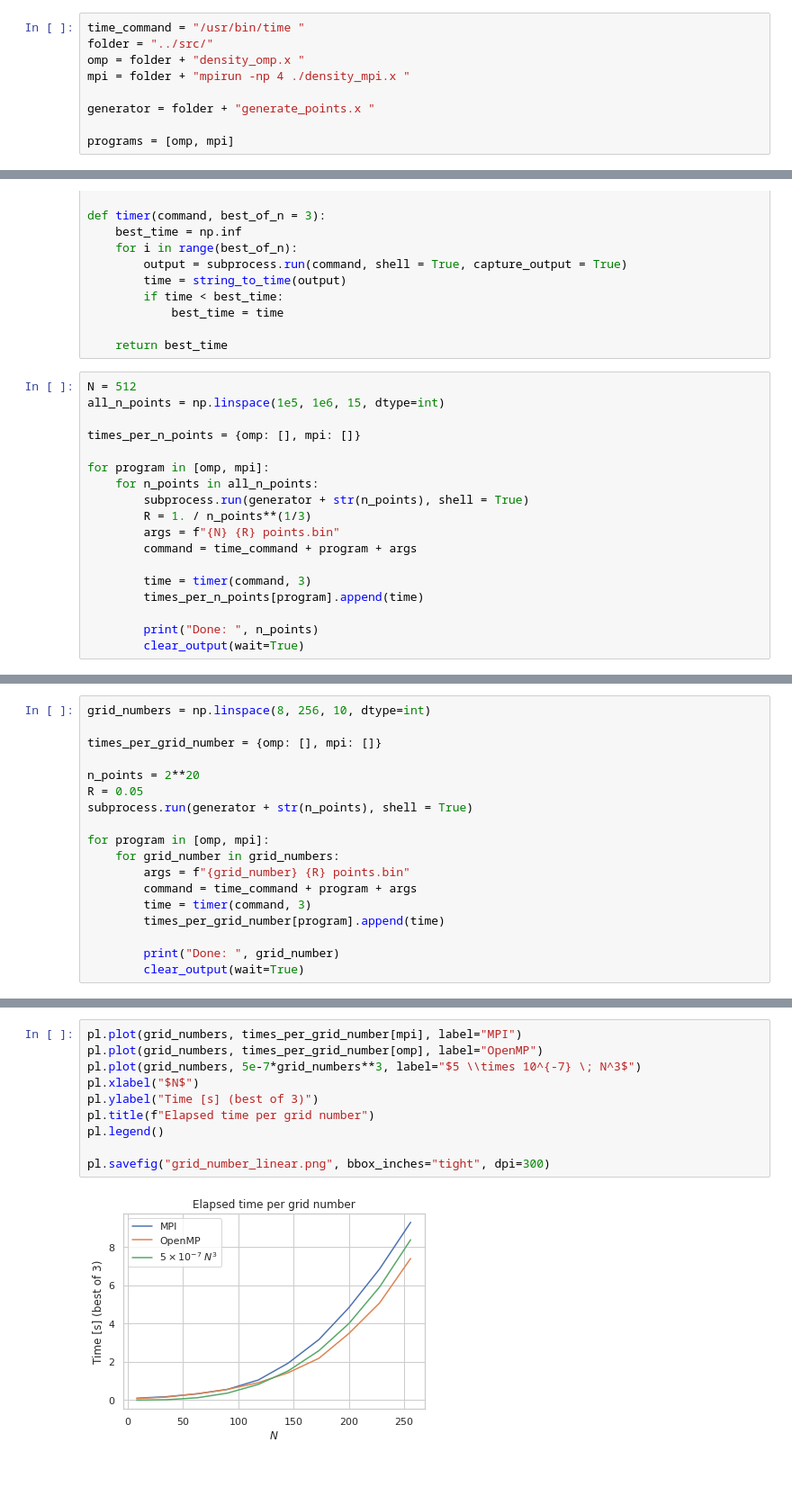
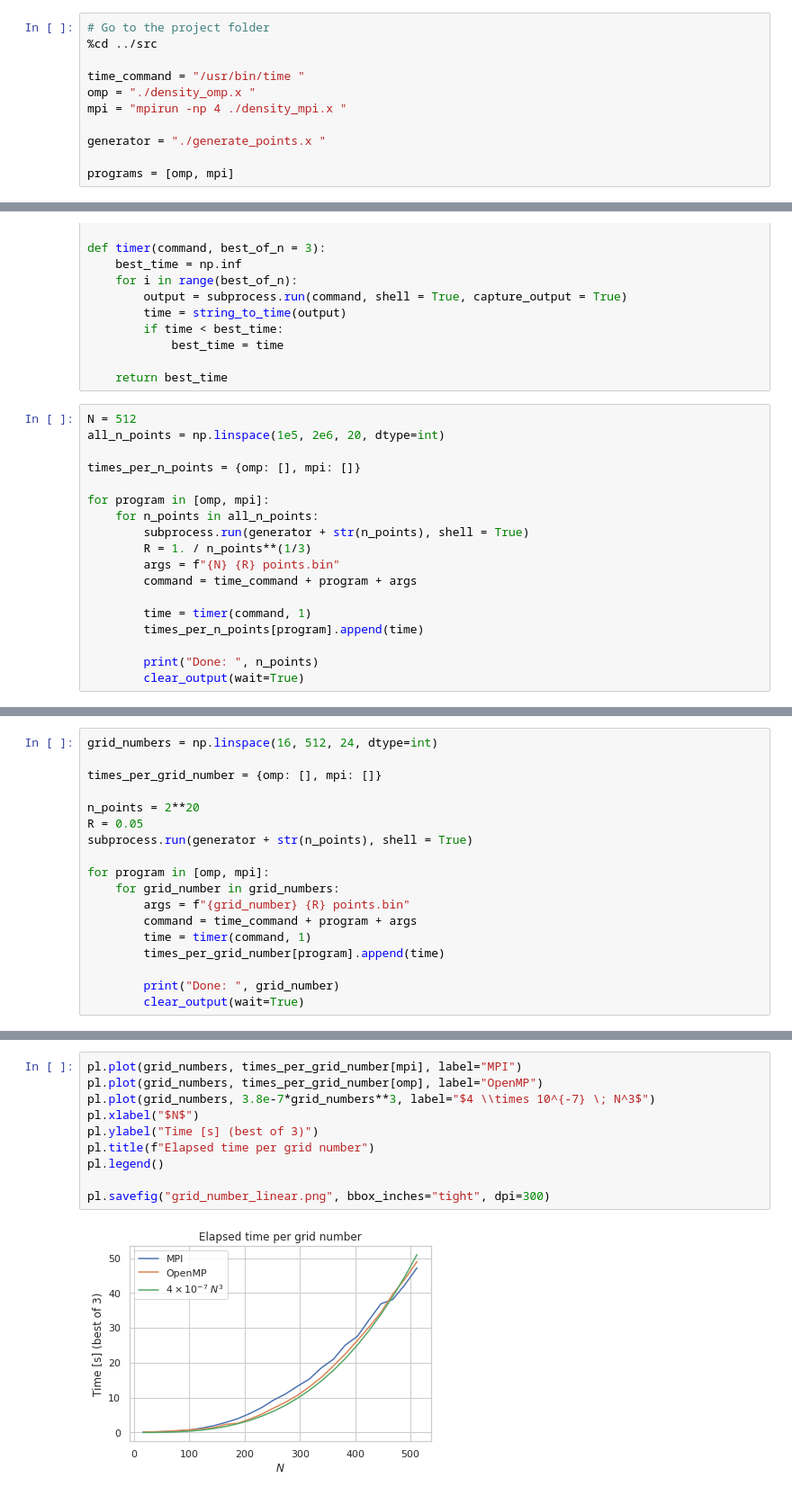
Before and after one commit to LetteraUnica/3D-density-estimation, a Jupyter notebook: Report/performance_eval.ipynb, the cells around one changed output, grey strips where cells are left out. Shown at 90% size. Cells and saved outputs as stored; diff of their text form.

```diff
--- a/Report/performance_eval.ipynb
+++ b/Report/performance_eval.ipynb
@@ -8,11 +8,13 @@ import seaborn as sns
 sns.set_theme()
 sns.set_style("whitegrid")
 # %%
+# Go to the project folder
+%cd ../src
+
 time_command = "/usr/bin/time "
-folder = "../src/"
-omp = folder + "density_omp.x "
-mpi = folder + "mpirun -np 4 ./density_mpi.x "
+omp = "./density_omp.x "
+mpi = "mpirun -np 4 ./density_mpi.x "
 
-generator = folder + "generate_points.x "
+generator = "./generate_points.x "
 
 programs = [omp, mpi]
@@ -40,7 +44,7 @@ def timer(command, best_of_n = 3):
     return best_time
 # %%
 N = 512
-all_n_points = np.linspace(1e5, 1e6, 15, dtype=int)
+all_n_points = np.linspace(1e5, 2e6, 20, dtype=int)
 
 times_per_n_points = {omp: [], mpi: []}
 
@@ -51,7 +55,7 @@ for program in [omp, mpi]:
         args = f"{N} {R} points.bin"
         command = time_command + program + args
 
-        time = timer(command, 3)
+        time = timer(command, 1)
         times_per_n_points[program].append(time)
 
         print("Done: ", n_points)
@@ -72,5 +76,5 @@ pl.savefig("n_points_linear.png", bbox_inches="tight", dpi=300)
 # %%
-grid_numbers = np.linspace(8, 256, 10, dtype=int)
+grid_numbers = np.linspace(16, 512, 24, dtype=int)
 
 times_per_grid_number = {omp: [], mpi: []}
 
@@ -82,7 +86,7 @@ for program in [omp, mpi]:
     for grid_number in grid_numbers:
         args = f"{grid_number} {R} points.bin"
         command = time_command + program + args
-        time = timer(command, 3)
+        time = timer(command, 1)
         times_per_grid_number[program].append(time)
 
         print("Done: ", grid_number)
@@ -90,12 +96,12 @@ for program in [omp, mpi]:
 # %%
 pl.plot(grid_numbers, times_per_grid_number[mpi], label="MPI")
 pl.plot(grid_numbers, times_per_grid_number[omp], label="OpenMP")
-pl.plot(grid_numbers, 5e-7*grid_numbers**3, label="$5 \\times 10^{-7} \; N^3$")
+pl.plot(grid_numbers, 3.8e-7*grid_numbers**3, label="$4 \\times 10^{-7} \; N^3$")
 pl.xlabel("$N$")
 pl.ylabel("Time [s] (best of 3)")
 pl.title(f"Elapsed time per grid number")
 pl.legend()
 
 pl.savefig("grid_number_linear.png", bbox_inches="tight", dpi=300)
 # %% [output]
-[figure, old version]
+[figure, new version]
```
Also changed, not shown: parts of 7 cells of this notebook, 7 other files.
